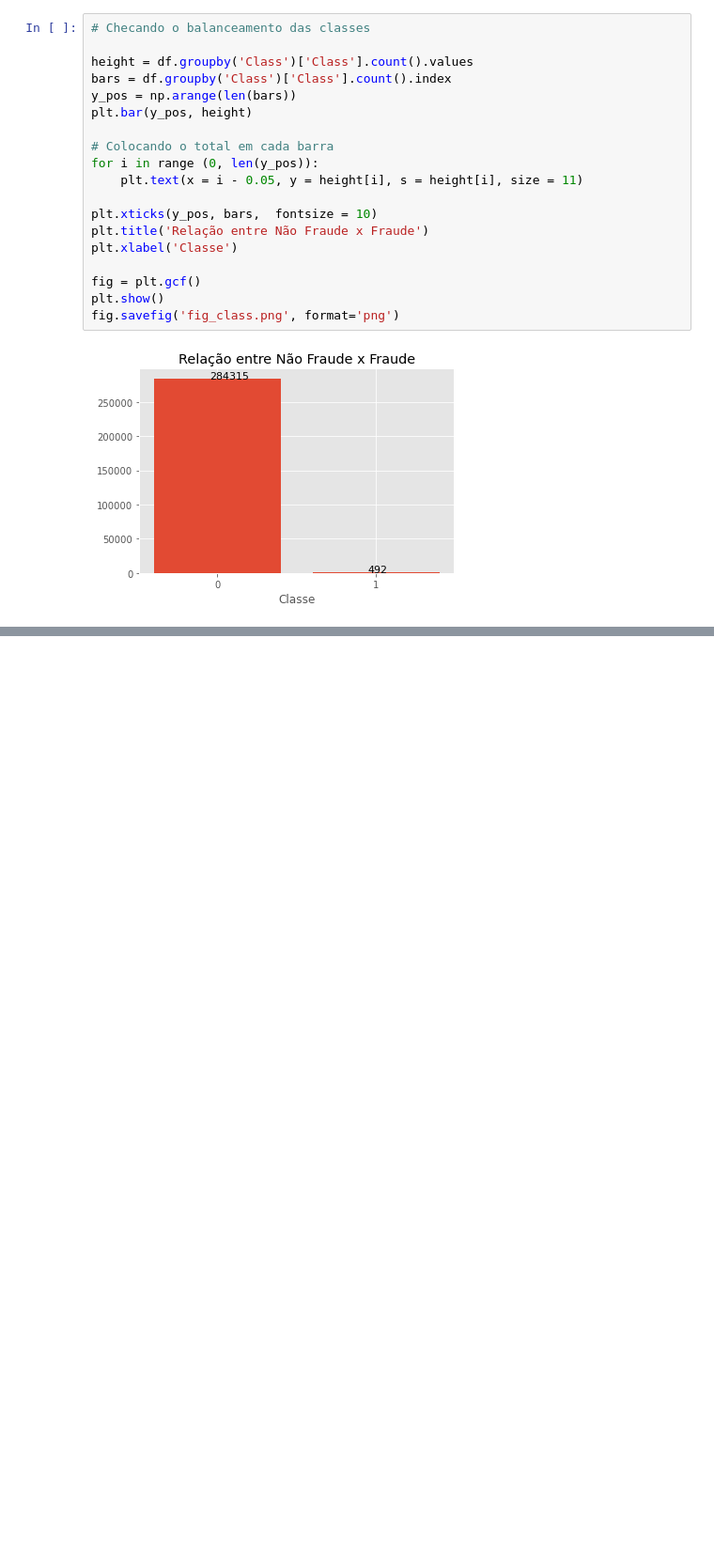
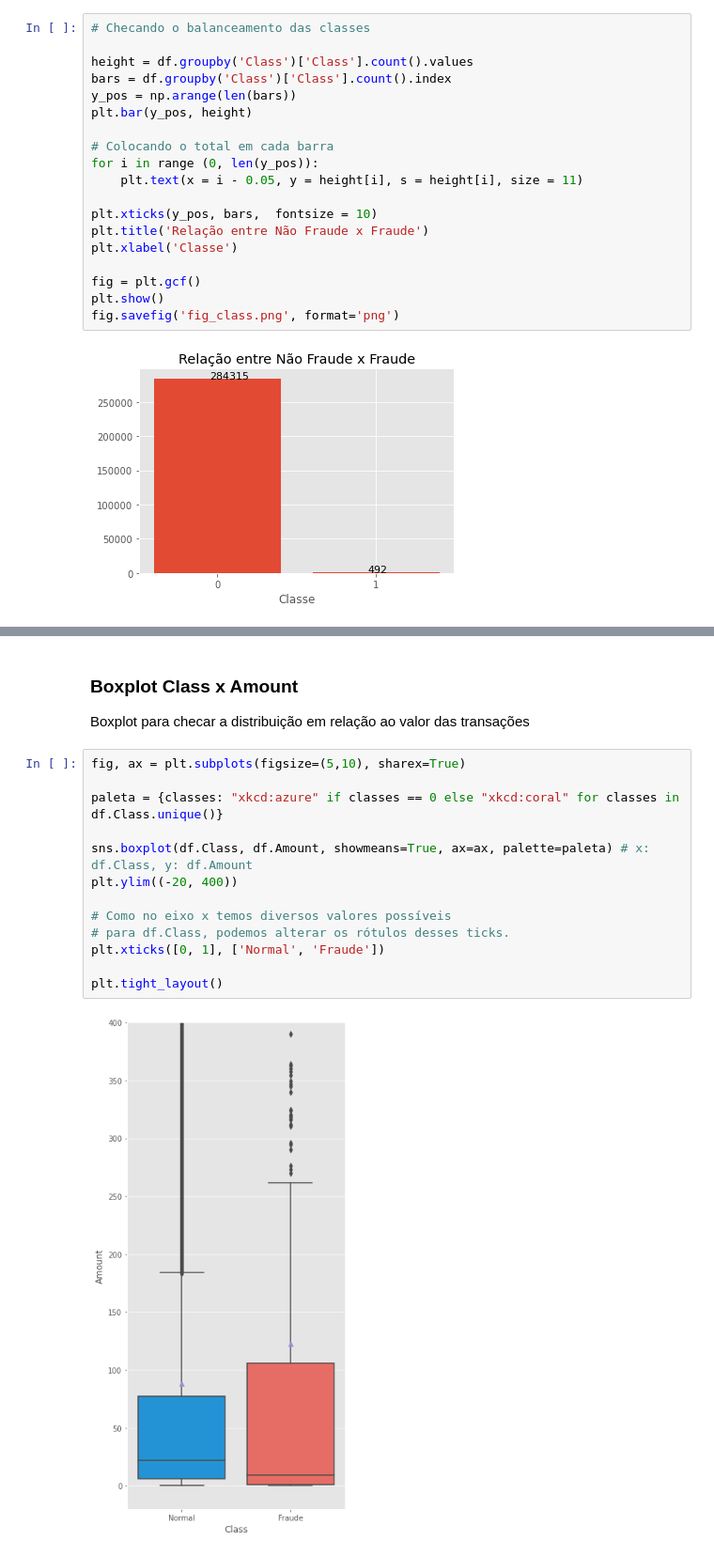
Before and after one commit to elianekelm/IA_PUC_Minas, a Jupyter notebook: Relatorio_Tecnico/Rel_Tecnico.ipynb, the cells around one changed output, grey strips where cells are left out. Shown at 94% size. Cells and saved outputs as stored; diff of their text form; blank space fills up the shorter version.

```diff
--- a/Relatorio_Tecnico/Rel_Tecnico.ipynb
+++ b/Relatorio_Tecnico/Rel_Tecnico.ipynb
@@ -268,0 +300,19 @@ fig.savefig('fig_class.png', format='png')
+# %% [markdown]
+### Boxplot Class x Amount
+
+Boxplot para checar a distribuição em relação ao valor das transações
+# %%
+fig, ax = plt.subplots(figsize=(5,10), sharex=True)
+
+paleta = {classes: "xkcd:azure" if classes == 0 else "xkcd:coral" for classes in df.Class.unique()}
+
+sns.boxplot(df.Class, df.Amount, showmeans=True, ax=ax, palette=paleta) # x: df.Class, y: df.Amount
+plt.ylim((-20, 400))
+
+# Como no eixo x temos diversos valores possíveis
+# para df.Class, podemos alterar os rótulos desses ticks.
+plt.xticks([0, 1], ['Normal', 'Fraude'])
+
+plt.tight_layout()
+# %% [output]
+[figure, added]
```
Also changed, not shown: parts of 65 cells of this notebook.
